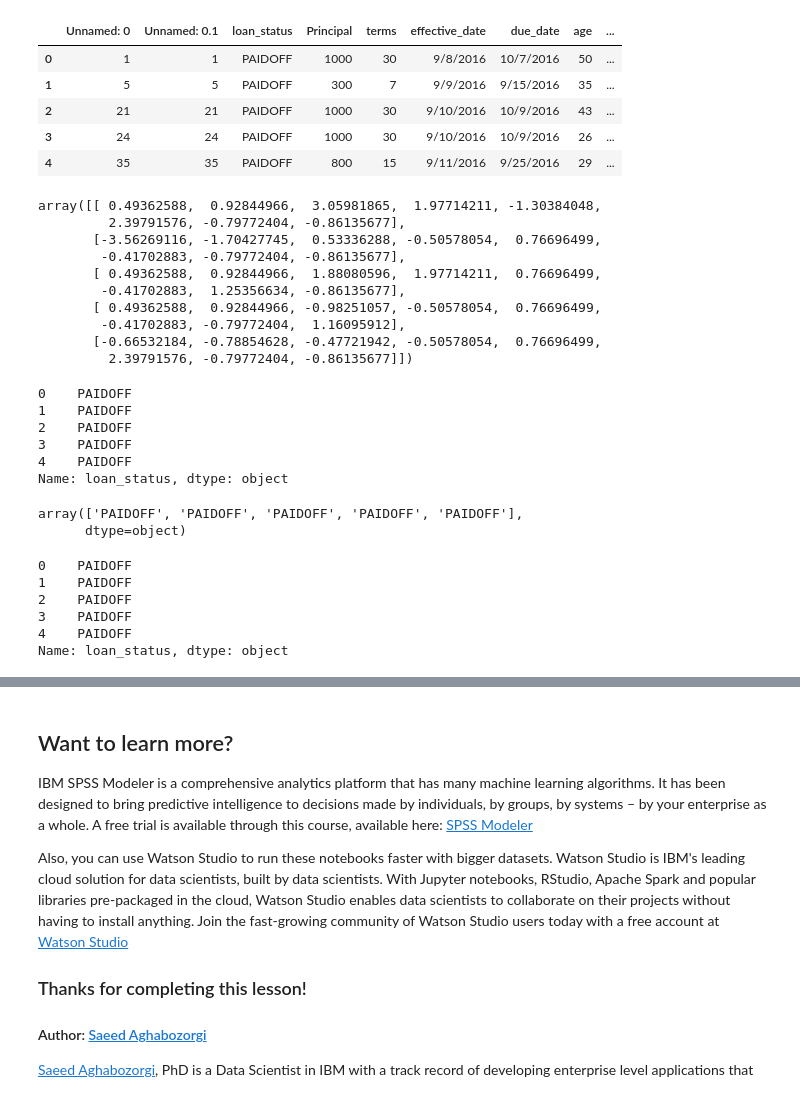
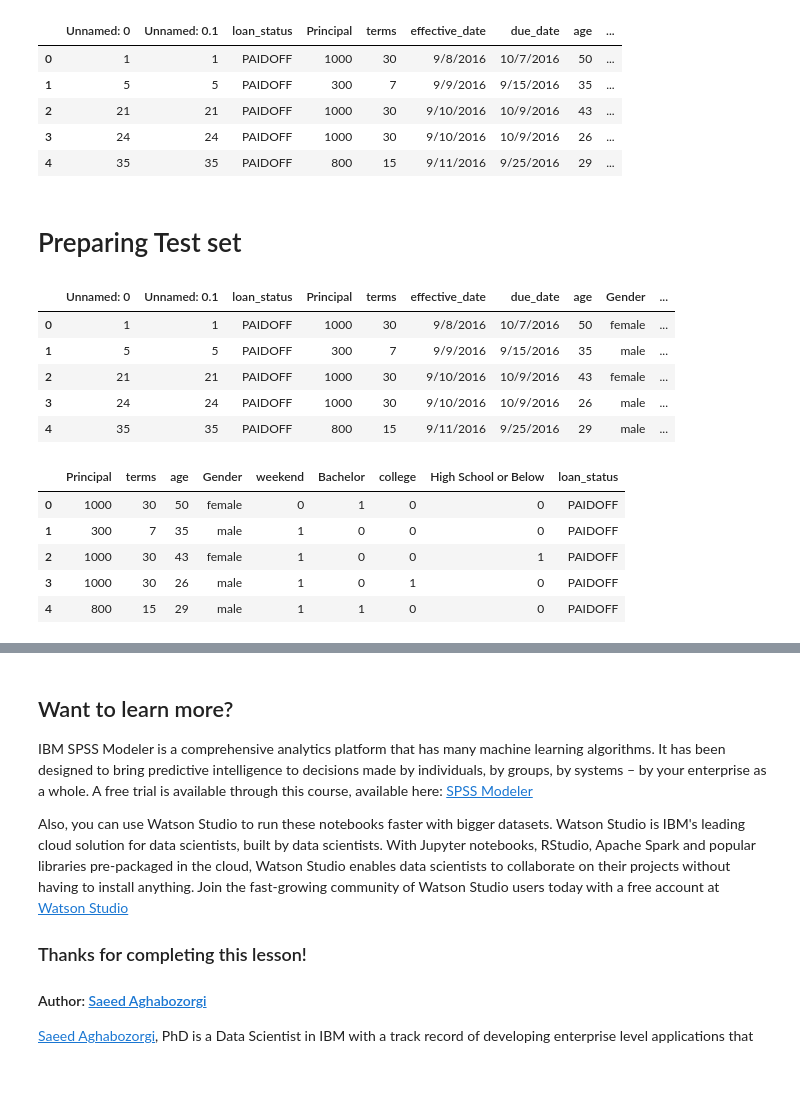
Before and after one commit to phaninukala/testrepo, a Jupyter notebook: ML0101EN-Proj-Loan-py-v1.ipynb, the cells around one changed output, grey strips where cells are left out. Cells and saved outputs as stored; diff of their text form; code cells hidden in the pictures.

```diff
--- a/ML0101EN-Proj-Loan-py-v1.ipynb
+++ b/ML0101EN-Proj-Loan-py-v1.ipynb
@@ -462,55 +405,39 @@ test_df.head()
 | 2 | 21 | 21 | PAIDOFF | 1000 | 30 | 9/10/2016 | 10/9/2016 | 43 | ... |
 | 3 | 24 | 24 | PAIDOFF | 1000 | 30 | 9/10/2016 | 10/9/2016 | 26 | ... |
 | 4 | 35 | 35 | PAIDOFF | 800 | 15 | 9/11/2016 | 9/25/2016 | 29 | ... |
+# %% [markdown]
+# Preparing Test set
+# %%
+test_df = pd.concat([test_df,pd.get_dummies(test_df['education'])], axis=1)
+test_df.drop(['education'], axis = 1,inplace=True)
+test_df.head()
+# %% [output]
+|  | Unnamed: 0 | Unnamed: 0.1 | loan_status | Principal | terms | effective_date | due_date | age | Gender | ... |
+| 0 | 1 | 1 | PAIDOFF | 1000 | 30 | 9/8/2016 | 10/7/2016 | 50 | female | ... |
+| 1 | 5 | 5 | PAIDOFF | 300 | 7 | 9/9/2016 | 9/15/2016 | 35 | male | ... |
+| 2 | 21 | 21 | PAIDOFF | 1000 | 30 | 9/10/2016 | 10/9/2016 | 43 | female | ... |
+| 3 | 24 | 24 | PAIDOFF | 1000 | 30 | 9/10/2016 | 10/9/2016 | 26 | male | ... |
+| 4 | 35 | 35 | PAIDOFF | 800 | 15 | 9/11/2016 | 9/25/2016 | 29 | male | ... |
 # %%
-## Preprocessing
+# Converting to date time object
 test_df['due_date'] = pd.to_datetime(test_df['due_date'])
 test_df['effective_date'] = pd.to_datetime(test_df['effective_date'])
+
+# Creating 'weekend' column and converting it to a numerical value
 test_df['dayofweek'] = test_df['effective_date'].dt.dayofweek
 test_df['weekend'] = test_df['dayofweek'].apply(lambda x: 1 if (x>3)  else 0)
-test_df['Gender'].replace(to_replace=['male','female'], value=[0,1],inplace=True)
-test_Feature = test_df[['Principal','terms','age','Gender','weekend']]
-test_Feature = pd.concat([test_Feature,pd.get_dummies(test_df['education'])], axis=1)
-test_Feature.drop(['Master or Above'], axis = 1,inplace=True)
-test_X = preprocessing.StandardScaler().fit(test_Feature).transform(test_Feature)
-test_X[0:5]
+
+# Extracting the relevant columns for the test data set
+test_df= test_df[['Principal','terms','age','Gender','weekend','Bechalor','college', 'High School or Below','loan_status']]
+test_df.rename(columns = {'Bechalor':'Bachelor'}, inplace = True)
+test_df.head()
 # %% [output]
-array([[ 0.49362588,  0.92844966,  3.05981865,  1.97714211, -1.30384048,
-         2.39791576, -0.79772404, -0.86135677],
-       [-3.56269116, -1.70427745,  0.53336288, -0.50578054,  0.76696499,
-        -0.41702883, -0.79772404, -0.86135677],
-       [ 0.49362588,  0.92844966,  1.88080596,  1.97714211,  0.76696499,
-        -0.41702883,  1.25356634, -0.86135677],
-       [ 0.49362588,  0.92844966, -0.98251057, -0.50578054,  0.76696499,
-        -0.41702883, -0.79772404,  1.16095912],
-       [-0.66532184, -0.78854628, -0.47721942, -0.50578054,  0.76696499,
-         2.39791576, -0.79772404, -0.86135677]])
+|  | Principal | terms | age | Gender | weekend | Bachelor | college | High School or Below | loan_status |
+| 0 | 1000 | 30 | 50 | female | 0 | 1 | 0 | 0 | PAIDOFF |
+| 1 | 300 | 7 | 35 | male | 1 | 0 | 0 | 0 | PAIDOFF |
+| 2 | 1000 | 30 | 43 | female | 1 | 0 | 0 | 1 | PAIDOFF |
+| 3 | 1000 | 30 | 26 | male | 1 | 0 | 1 | 0 | PAIDOFF |
+| 4 | 800 | 15 | 29 | male | 1 | 1 | 0 | 0 | PAIDOFF |
 # %%
-#test_df['loan_status'].replace(to_replace=['PAIDOFF','COLLECTION'], value=[0,1],inplace=True)
-ytest = test_df['loan_status']
-ytest.head()
+# converting the'Gender' column values to binary values
+test_df['Gender'].replace(to_replace=['male','female'], value=[0,1],inplace=True)
-# %% [output]
-0    PAIDOFF
-1    PAIDOFF
-2    PAIDOFF
-3    PAIDOFF
-4    PAIDOFF
-Name: loan_status, dtype: object
-# %%
-#KNN predicting with test dataset
-Yhat_KNN = neigh.predict(xtest)
-Yhat_KNN[0:5]
-# %% [output]
-array(['PAIDOFF', 'PAIDOFF', 'PAIDOFF', 'PAIDOFF', 'PAIDOFF'],
-      dtype=object)
-# %%
-#test_df['loan_status'].replace(to_replace=['PAIDOFF','COLLECTION'], value=[0,1],inplace=True)
-ytest = test_df['loan_status']
-ytest.head()
-# %% [output]
-0    PAIDOFF
-1    PAIDOFF
-2    PAIDOFF
-3    PAIDOFF
-4    PAIDOFF
-Name: loan_status, dtype: object
```
Also changed, not shown: parts of 43 cells of this notebook.
